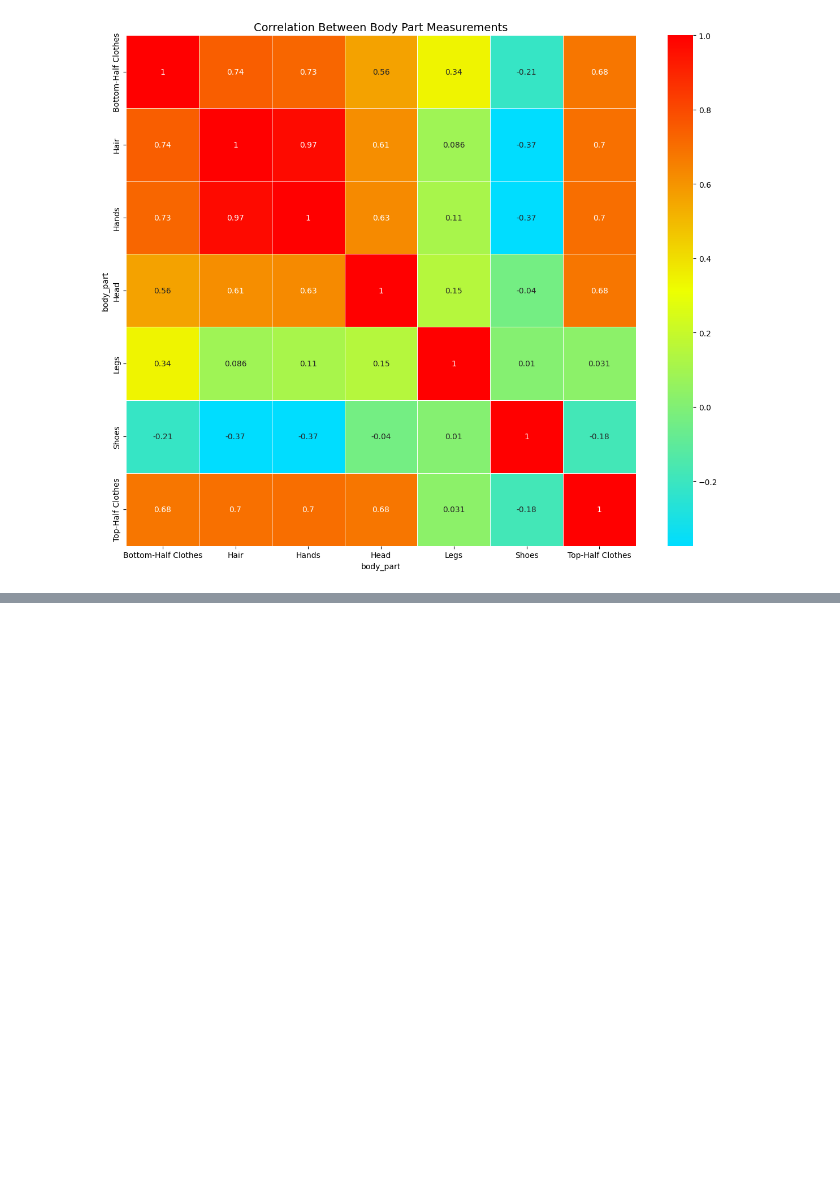
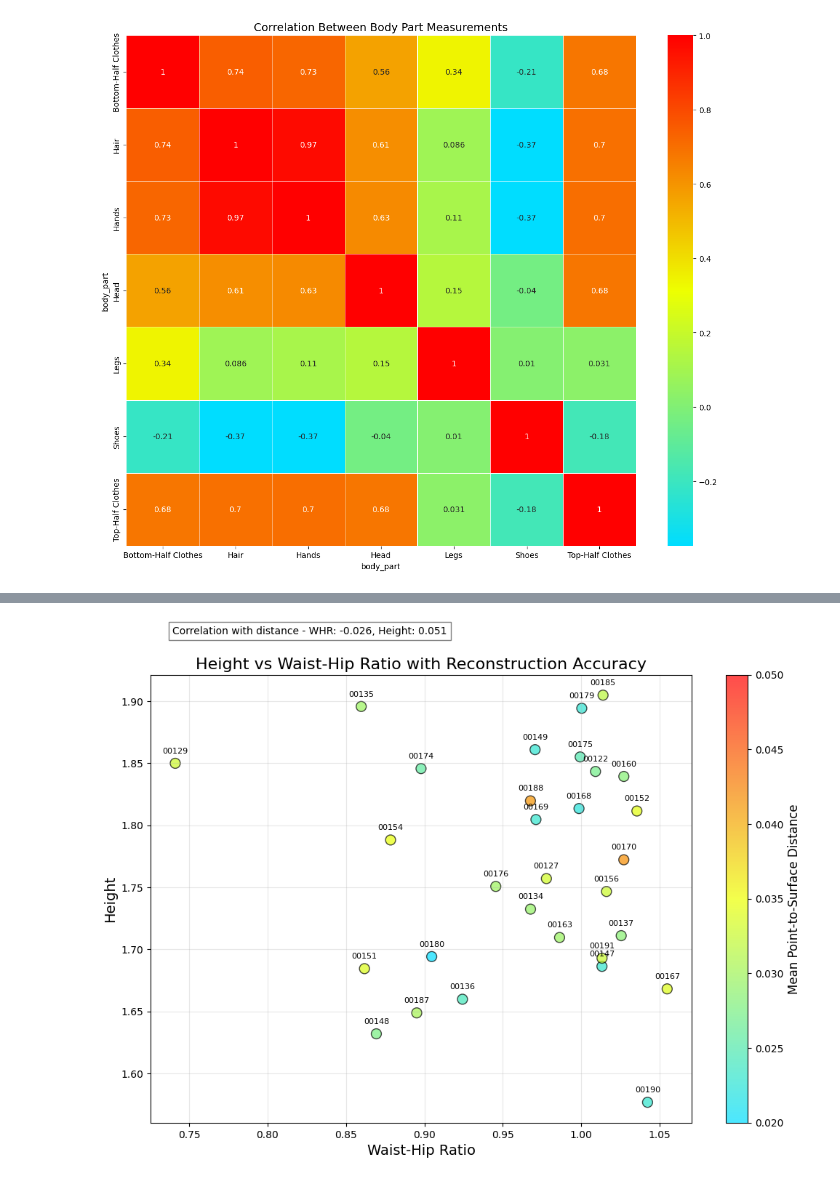
Before and after one commit to paulinasg/Dissertation_Codebase, a Jupyter notebook: code/visuals/body_dimensions.ipynb, the cells around one changed output, grey strips where cells are left out. Saved outputs shown, nothing was run; the diff lists cells and outputs as text; code cells hidden in the pictures; blank space fills up the shorter version.

```diff
--- a/code/visuals/body_dimensions.ipynb
+++ b/code/visuals/body_dimensions.ipynb
@@ -503,0 +501,89 @@ Correlation heatmap saved to: /Users/paulinagerchuk/Downloads/dataset-segment-an
+# %%
+import os
+import pandas as pd
+import numpy as np
+import matplotlib.pyplot as plt
+import seaborn as sns
+from matplotlib.colors import LinearSegmentedColormap
+
+# Load the body measurements data
+body_data_path = "/Users/paulinagerchuk/Downloads/dataset-segment-analyse/obj_4ddress_files/code/visuals/body_measurements.csv"
+body_df = pd.read_csv(body_data_path)
+
+# Load the distance measurements data
+distance_data_path = "/Users/paulinagerchuk/Downloads/dataset-segment-analyse/obj_4ddress_labelled_files/analysis_results/detailed_distance_measurements.csv"
+distance_df = pd.read_csv(distance_data_path)
+
+# Filter for overall measurements
+overall_df = distance_df[distance_df['body_part'] == 'overall'].copy()
+
+# Extract numeric model_id from both datasets
+body_df['numeric_id'] = body_df['filename'].str.extract('(\d+)').astype(int)
+overall_df['numeric_id'] = overall_df['model_id'].astype(int)
+
+# Merge datasets using numeric_id
+merged_df = pd.merge(body_df, overall_df, on='numeric_id', how='inner')
+print(f"Successfully merged {len(merged_df)} models")
+
+# Create custom colormap for distances
+colors = ['#00DDFF', '#EEFF00', '#FF0000']  # Blue to yellow to red
+cmap_name = 'custom_cmap'
+cm = LinearSegmentedColormap.from_list(cmap_name, colors, N=256)
+
+# Create scatter plot
+plt.figure(figsize=(12, 8))
+scatter = plt.scatter(
+    merged_df['waist_hip_ratio'],
+    merged_df['height'],
+    c=merged_df['mean'],  # Coloring by point-to-surface distance
+    cmap=cm,
+    alpha=0.7,
+    s=100,  # Point size
+    edgecolors='black',
+    vmin=0.02,  # Set minimum of color scale
+    vmax=0.05   # Set maximum of color scale
+)
+
+# Add colorbar with the same range
+cbar = plt.colorbar(scatter)
+cbar.set_label('Mean Point-to-Surface Distance', fontsize=12)
+
+# Add labels and title
+plt.xlabel('Waist-Hip Ratio', fontsize=14)
+plt.ylabel('Height', fontsize=14)
+plt.title('Height vs Waist-Hip Ratio with Reconstruction Accuracy', fontsize=16)
+
+# Add grid
+plt.grid(True, alpha=0.3)
+
+# Add annotations for all points
+for _, row in merged_df.iterrows():
+    model_id = row['filename'].split('.')[0]
+    plt.annotate(model_id,
+                (row['waist_hip_ratio'], row['height']),
+                textcoords="offset points",
+                xytext=(0,10),
+                ha='center',
+                fontsize=8)
+
+# Calculate correlation between body measurements and mean distance
+corr_whr_dist = merged_df['waist_hip_ratio'].corr(merged_df['mean'])
+corr_height_dist = merged_df['height'].corr(merged_df['mean'])
+print(f"Correlation between waist-hip ratio and mean distance: {corr_whr_dist:.3f}")
+print(f"Correlation between height and mean distance: {corr_height_dist:.3f}")
+
+# Add trend line to show relationship between waist-hip ratio and distance
+if len(merged_df) >= 2:
+    # Add a small text with correlation values
+    plt.figtext(0.15, 0.95, f"Correlation with distance - WHR: {corr_whr_dist:.3f}, Height: {corr_height_dist:.3f}",
+                fontsize=10, ha='left', bbox=dict(facecolor='white', alpha=0.5))
+
+# Save plot
+output_dir = os.path.dirname(os.path.dirname(body_data_path))
+os.makedirs(output_dir, exist_ok=True)
+output_path = os.path.join(output_dir, "height_vs_whr_with_distance.png")
+plt.savefig(output_path, dpi=300, bbox_inches='tight')
+
+print(f"Plot saved to {output_path}")
+plt.show()
+# %% [output]
@@ -503,0 +594 @@ Correlation heatmap saved to: /Users/paulinagerchuk/Downloads/dataset-segment-an
+[figure, added]
```
Also changed, not shown: parts of 6 cells of this notebook, 48 other files.
